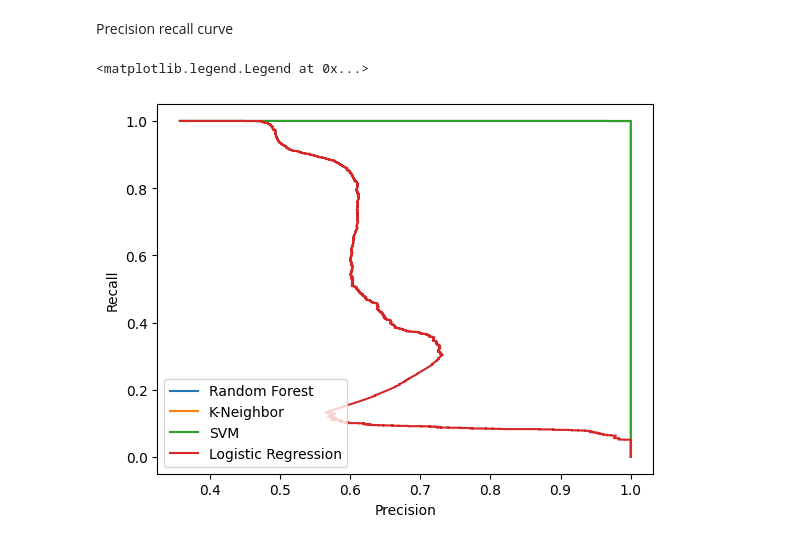
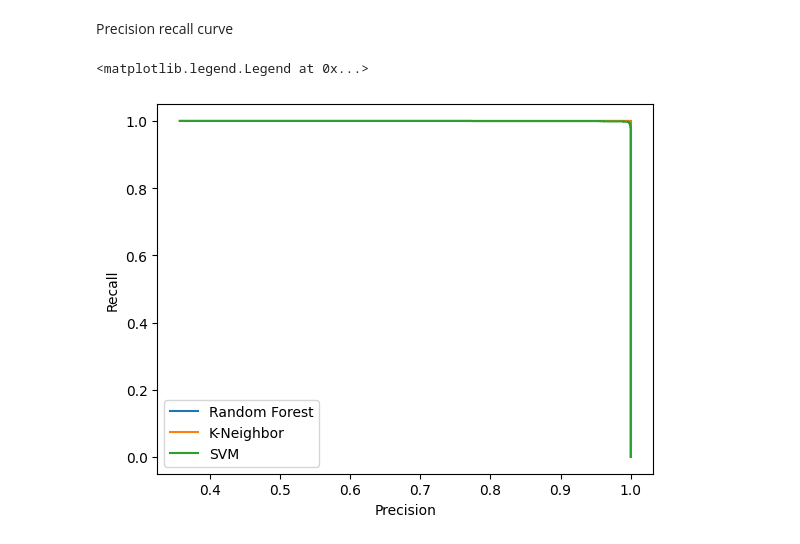
Before and after one commit to MauroPello/mushrooms-classification, a Jupyter notebook: model.ipynb, the cells around one changed output. Drawn from its saved outputs; the diff is of its cells as text; code cells hidden in the pictures.

```diff
--- a/model.ipynb
+++ b/model.ipynb
@@ -23,10 +23,11 @@ X_all = mushrooms.drop(columns="is-edible")
 # %% [markdown]
 Select KBest features and only use those
 # %%
-selector = SelectKBest()
+selector = SelectKBest(k=10)
 best_features = selector.fit_transform(X_all, y)
 
 X = pd.DataFrame(best_features, columns=selector.get_feature_names_out())
+# X = X_all
 # %% [markdown]
 Splitting data
 # %%
@@ -218,18 +238,16 @@ Precision recall curve
 # %%
 precision_rf, recall_rf, _ = precision_recall_curve(y_val, random_forest_model.predict_proba(X_val)[:, 1])
 precision_knn, recall_knn, _ = precision_recall_curve(y_val, knn_model.predict_proba(X_val)[:, 1])
 precision_svm, recall_svm, _ = precision_recall_curve(y_val, svm_model.predict_proba(X_val)[:, 1])
-precision_logreg, recall_logreg, _ = precision_recall_curve(y_val, logreg_model.named_steps["lr"].predict_proba(X_val)[:, 1])
 
 plt.plot(precision_rf, recall_rf, label="Random Forest")
 plt.plot(precision_knn, recall_knn, label="K-Neighbor")
 plt.plot(precision_svm, recall_svm, label="SVM")
-plt.plot(precision_logreg, recall_logreg, label="Logistic Regression")
 
 plt.xlabel("Precision")
 plt.ylabel("Recall")
 
 plt.legend(loc="lower left")
 # %% [output]
 <matplotlib.legend.Legend at 0x...>
-[figure, old version]
+[figure, new version]
```
Also changed, not shown: parts of 9 cells of this notebook, 2 other files.
